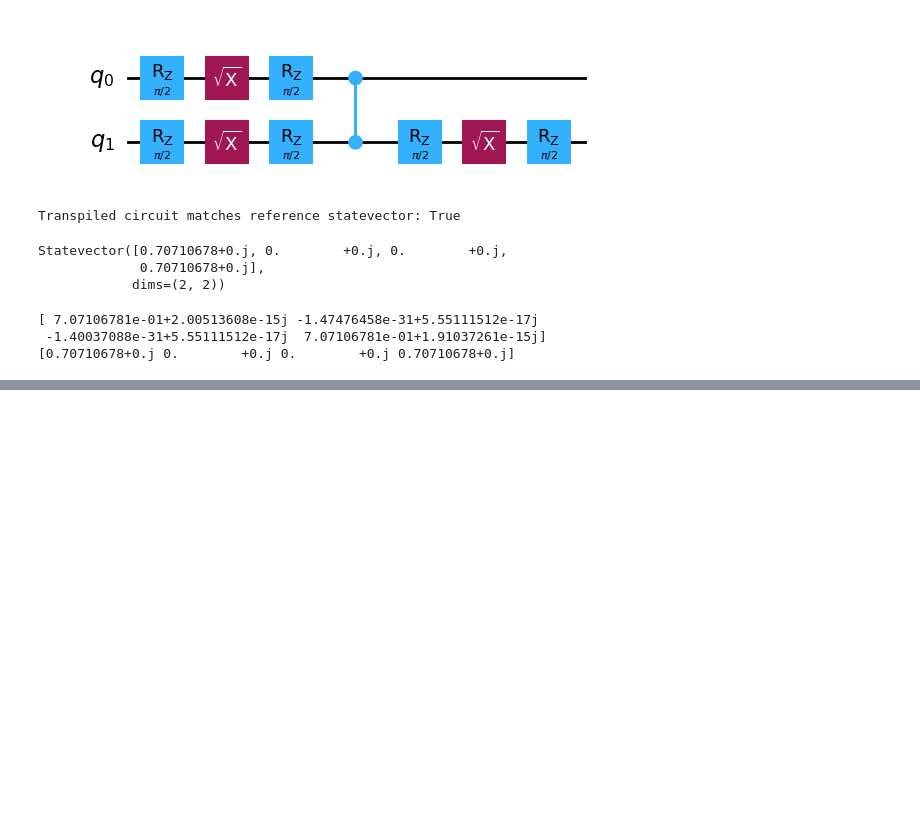
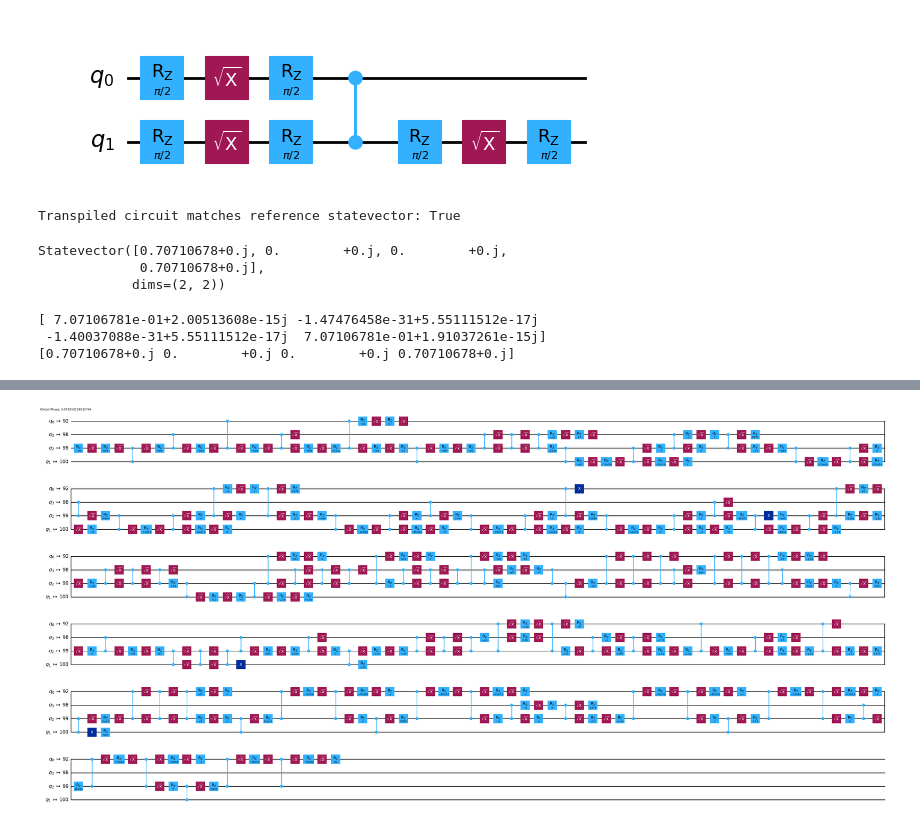
Before and after one commit to master-of-ppap/qiskit_hackathon, a Jupyter notebook: main.ipynb, the cells around one changed output, grey strips where cells are left out. Drawn from its saved outputs; the diff is of its cells as text; code cells hidden in the pictures; blank space fills up the shorter version.

```diff
--- a/main.ipynb
+++ b/main.ipynb
@@ -169,0 +308,9 @@ ERTF result: ✅ Equivalent (within ε)
+# %%
+# Run for our random circuit
+pm_lv3 = generate_preset_pass_manager(backend=backend, optimization_level=3, seed_transpiler=seed, approximation_degree=1)
+
+tr_random = pm_lv3.run(qc1)
+# print(dict(tr_random.layout.initial_layout.get_virtual_bits()))
+tr_random.draw('mpl', idle_wires=False, fold=60)
+# %% [output]
+[figure, added]
```
Also changed, not shown: parts of 9 cells of this notebook, 4 other files.
